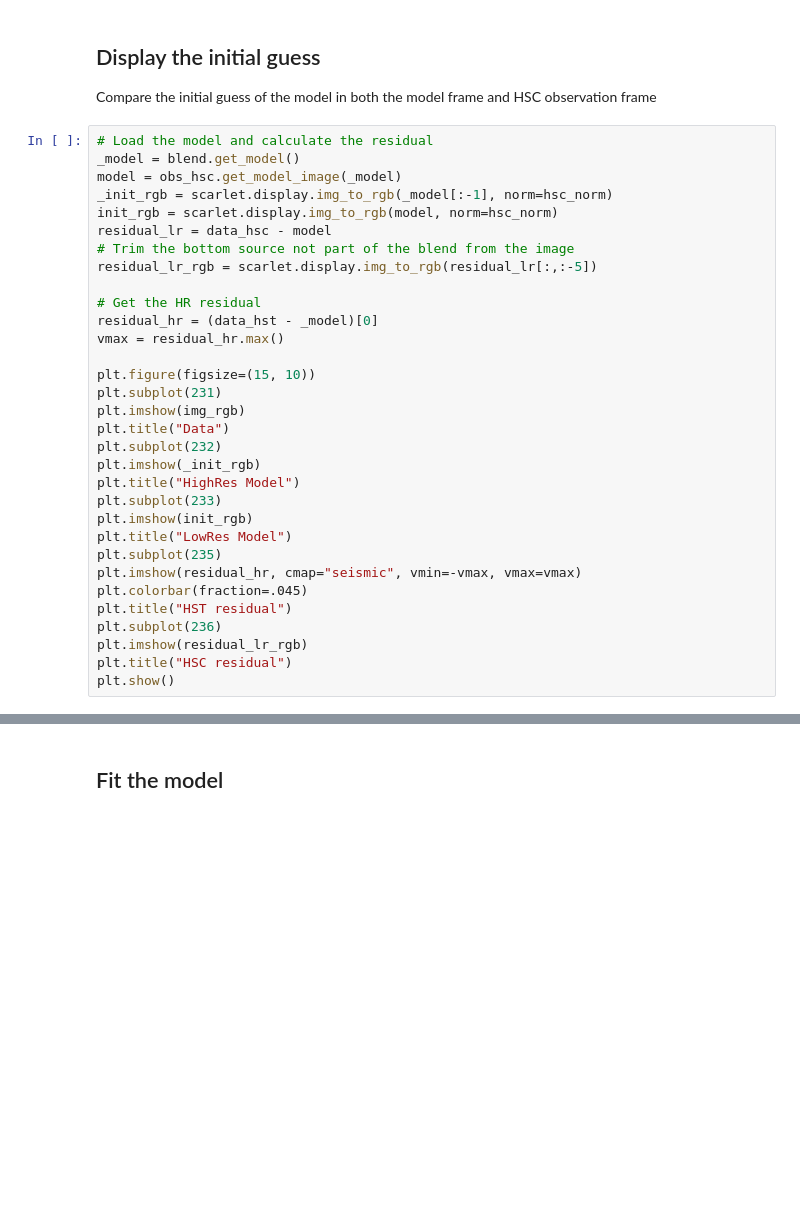
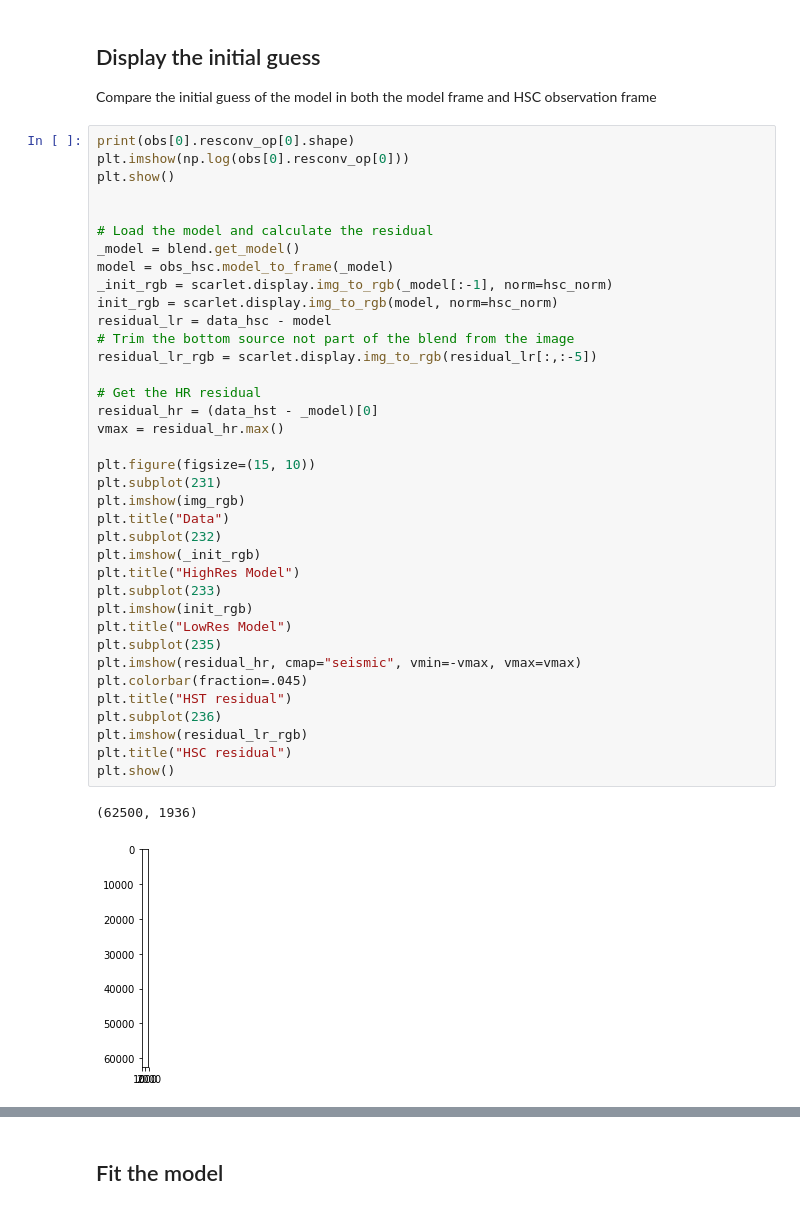
Before and after one commit to pmelchior/scarlet, a Jupyter notebook: docs/tutorials/multiresolution.ipynb, the cells around one changed output, grey strips where cells are left out. Cells and saved outputs as stored; diff of their text form; blank space fills up the shorter version.

```diff
--- a/docs/tutorials/multiresolution.ipynb
+++ b/docs/tutorials/multiresolution.ipynb
@@ -138,34 +141,42 @@ ValueError: cannot reshape array of size 1086409632 into shape (4,62500,1936)
 
 Compare the initial guess of the model in both the model frame and HSC observation frame
 # %%
+print(obs[0].resconv_op[0].shape)
+plt.imshow(np.log(obs[0].resconv_op[0]))
+plt.show()
+
+
 # Load the model and calculate the residual
 _model = blend.get_model()
-model = obs_hsc.get_model_image(_model)
+model = obs_hsc.model_to_frame(_model)
 _init_rgb = scarlet.display.img_to_rgb(_model[:-1], norm=hsc_norm)
 init_rgb = scarlet.display.img_to_rgb(model, norm=hsc_norm)
 residual_lr = data_hsc - model
 # Trim the bottom source not part of the blend from the image
 residual_lr_rgb = scarlet.display.img_to_rgb(residual_lr[:,:-5])
 
 # Get the HR residual
 residual_hr = (data_hst - _model)[0]
 vmax = residual_hr.max()
 
 plt.figure(figsize=(15, 10))
 plt.subplot(231)
 plt.imshow(img_rgb)
 plt.title("Data")
 plt.subplot(232)
 plt.imshow(_init_rgb)
 plt.title("HighRes Model")
 plt.subplot(233)
 plt.imshow(init_rgb)
 plt.title("LowRes Model")
 plt.subplot(235)
 plt.imshow(residual_hr, cmap="seismic", vmin=-vmax, vmax=vmax)
 plt.colorbar(fraction=.045)
 plt.title("HST residual")
 plt.subplot(236)
 plt.imshow(residual_lr_rgb)
 plt.title("HSC residual")
 plt.show()
+# %% [output]
+(62500, 1936)
+[figure, added]
```
Also changed, not shown: parts of 4 cells of this notebook, 3 other files.
